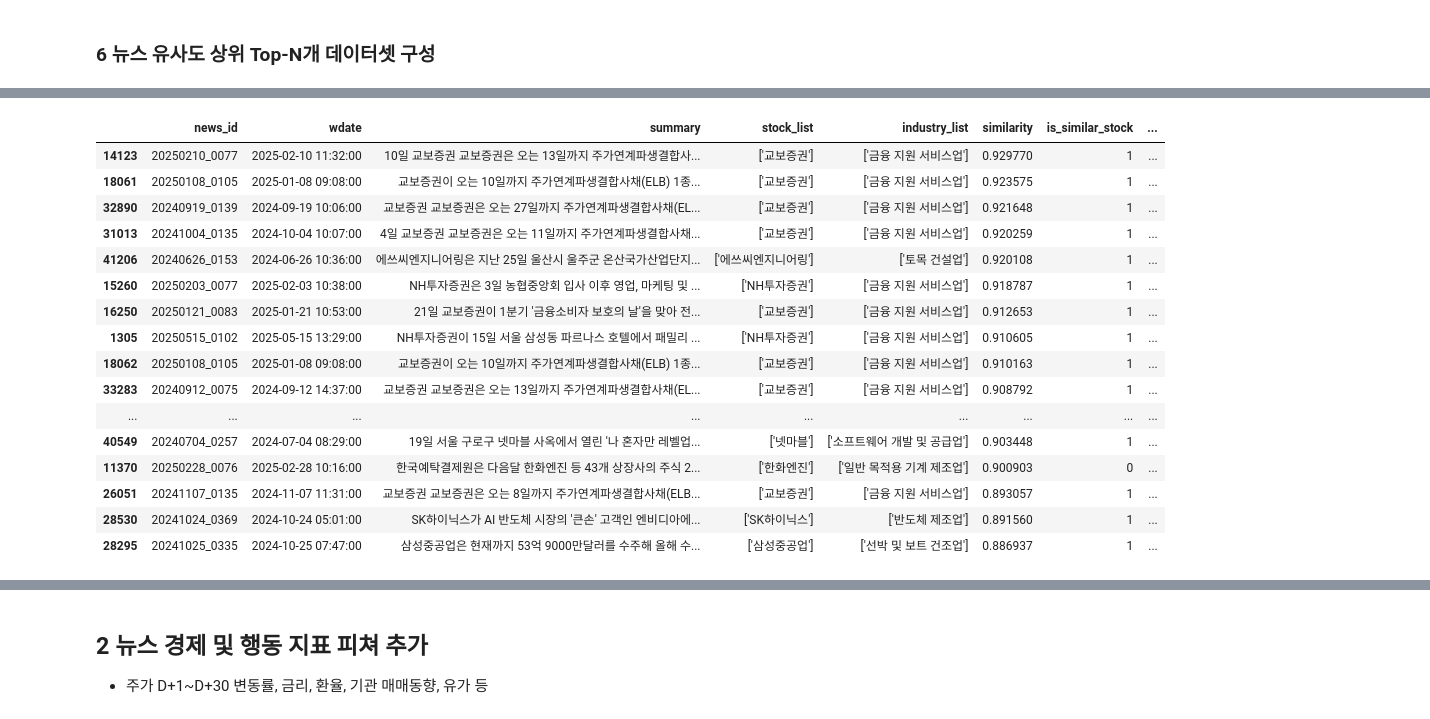
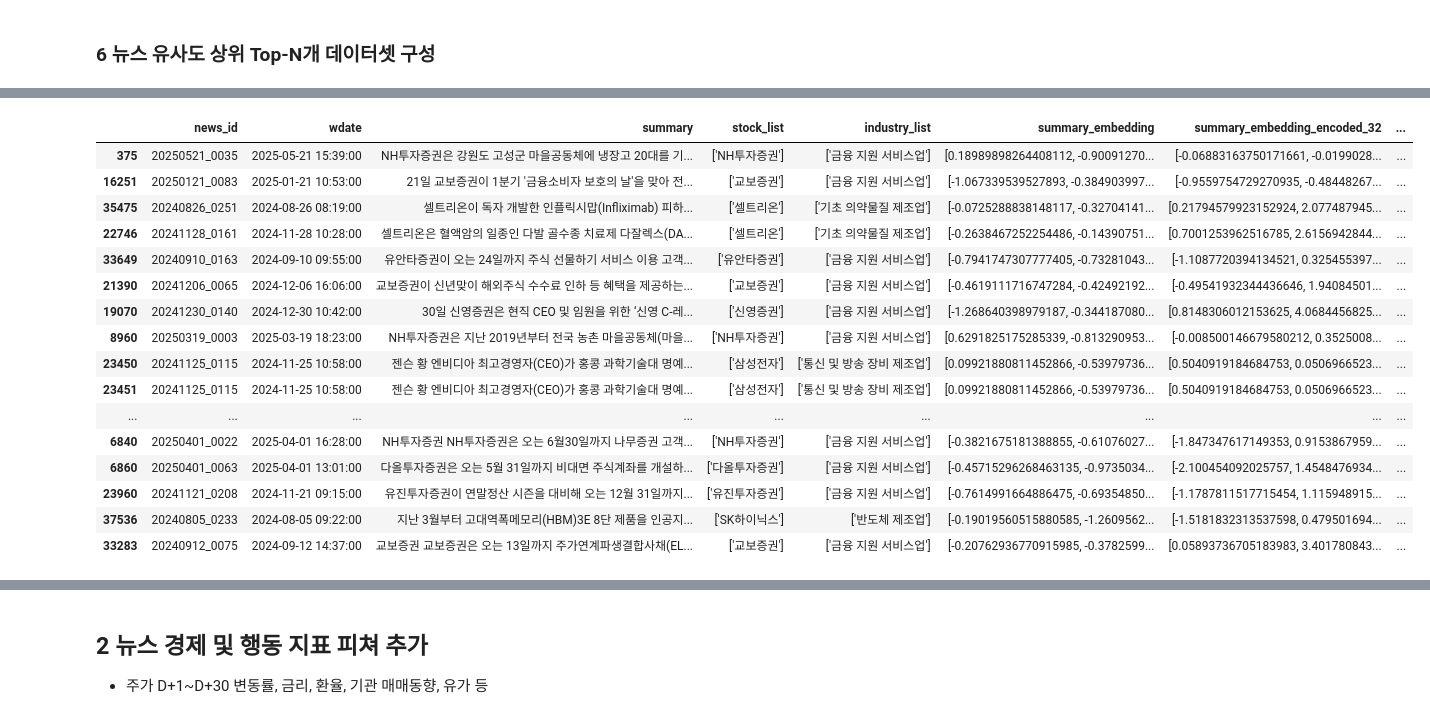
Before and after one commit to choikwangil95/HKToss-MLOps-Project-Final, a Jupyter notebook: eda/kwangil/news_preprocessing.ipynb, the cells around one changed output, grey strips where cells are left out. Drawn from its saved outputs; the diff is of its cells as text; code cells hidden in the pictures.

```diff
--- a/eda/kwangil/news_preprocessing.ipynb
+++ b/eda/kwangil/news_preprocessing.ipynb
@@ -376,7 +506,7 @@ memory usage: 508.2+ KB
 # %% [markdown]
 ### 6 뉴스 유사도 상위 Top-N개 데이터셋 구성
 # %%
-df_summarized = pd.read_csv("../../db/news_2023_2025_summarized.csv")
+df_summarized = pd.read_csv("../../db/news_2023_2025_summarized2.csv")
 # df_summarized = df_summarized.drop(columns=["title", "article", "article_preprocessed", 'url', 'image', 'press'])
 # %%
 df_summarized.head()
@@ -423,13 +549,14 @@ import pandas as pd
 from sklearn.metrics.pairwise import cosine_similarity
 from datetime import timedelta
 import ast  # 안전한 문자열 → 파이썬 객체 변환
+from tqdm import tqdm
 
-df_summarized["summary_embedding"] = df_summarized["summary_embedding"].apply(
+df_summarized["summary_embedding_encoded_32"] = df_summarized["summary_embedding_encoded_32"].apply(
     lambda x: ast.literal_eval(x) if isinstance(x, str) else x
 )
 
 # 1. 코사인 유사도 계산
-embeddings = np.vstack(df_summarized["summary_embedding"].to_numpy())
+embeddings = np.vstack(df_summarized["summary_embedding_encoded_32"].to_numpy())
 similarity_matrix = cosine_similarity(embeddings)
 
 df_summarized["wdate"] = pd.to_datetime(df_summarized["wdate"], errors="coerce")
@@ -467,6 +594,7 @@ def extract_top5_similars_with_time_filter(base_idx):
                     "similar_summary": similar_row["summary"],
                     "similar_stock_list": similar_row["stock_list"],
                     "similar_industry_list": similar_row["industry_list"],
+                    "similar_summary_embedding_encoded_32": similar_row["summary_embedding_encoded_32"],
                 }
             )
             selected_rows.append(row_data)
@@ -549,6 +666,8 @@ df_final = df_final[
         "summary",
         "stock_list",
         "industry_list",
+        'summary_embedding',
+        'summary_embedding_encoded_32',
         "similarity",
         "is_similar_stock",
         "is_simliar_industry",
@@ -557,6 +676,7 @@ df_final = df_final[
         "similar_summary",
         "similar_stock_list",
         "similar_industry_list",
+        'similar_summary_embedding_encoded_32',
     ]
 ]
 # %%
@@ -578,25 +698,25 @@ max          1.000000
 Name: similarity, dtype: float64
 # %%
 # 전체 컬럼 내용 출력 제한 해제
-pd.set_option("display.max_colwidth", None)
+pd.set_option("display.max_colwidth", 80)
 # %%
-df_final.sort_values(by='similarity', ascending=False)[20:40]
+df_final.sort_values(by='similarity', ascending=False)[40:60]
 # %% [output]
-|  | news_id | wdate | summary | stock_list | industry_list | similarity | is_similar_stock | ... |
-| 14123 | 20250210_0077 | 2025-02-10 11:32:00 | 10일 교보증권 교보증권은 오는 13일까지 주가연계파생결합사... | ['교보증권'] | ['금융 지원 서비스업'] | 0.929770 | 1 | ... |
-| 18061 | 20250108_0105 | 2025-01-08 09:08:00 | 교보증권이 오는 10일까지 주가연계파생결합사채(ELB) 1종... | ['교보증권'] | ['금융 지원 서비스업'] | 0.923575 | 1 | ... |
-| 32890 | 20240919_0139 | 2024-09-19 10:06:00 | 교보증권 교보증권은 오는 27일까지 주가연계파생결합사채(EL... | ['교보증권'] | ['금융 지원 서비스업'] | 0.921648 | 1 | ... |
-| 31013 | 20241004_0135 | 2024-10-04 10:07:00 | 4일 교보증권 교보증권은 오는 11일까지 주가연계파생결합사채... | ['교보증권'] | ['금융 지원 서비스업'] | 0.920259 | 1 | ... |
-| 41206 | 20240626_0153 | 2024-06-26 10:36:00 | 에쓰씨엔지니어링은 지난 25일 울산시 울주군 온산국가산업단지... | ['에쓰씨엔지니어링'] | ['토목 건설업'] | 0.920108 | 1 | ... |
-| 15260 | 20250203_0077 | 2025-02-03 10:38:00 | NH투자증권은 3일 농협중앙회 입사 이후 영업, 마케팅 및 ... | ['NH투자증권'] | ['금융 지원 서비스업'] | 0.918787 | 1 | ... |
-| 16250 | 20250121_0083 | 2025-01-21 10:53:00 | 21일 교보증권이 1분기 '금융소비자 보호의 날'을 맞아 전... | ['교보증권'] | ['금융 지원 서비스업'] | 0.912653 | 1 | ... |
-| 1305 | 20250515_0102 | 2025-05-15 13:29:00 | NH투자증권이 15일 서울 삼성동 파르나스 호텔에서 패밀리 ... | ['NH투자증권'] | ['금융 지원 서비스업'] | 0.910605 | 1 | ... |
-| 18062 | 20250108_0105 | 2025-01-08 09:08:00 | 교보증권이 오는 10일까지 주가연계파생결합사채(ELB) 1종... | ['교보증권'] | ['금융 지원 서비스업'] | 0.910163 | 1 | ... |
-| 33283 | 20240912_0075 | 2024-09-12 14:37:00 | 교보증권 교보증권은 오는 13일까지 주가연계파생결합사채(EL... | ['교보증권'] | ['금융 지원 서비스업'] | 0.908792 | 1 | ... |
+|  | news_id | wdate | summary | stock_list | industry_list | summary_embedding | summary_embedding_encoded_32 | ... |
+| 375 | 20250521_0035 | 2025-05-21 15:39:00 | NH투자증권은 강원도 고성군 마을공동체에 냉장고 20대를 기... | ['NH투자증권'] | ['금융 지원 서비스업'] | [0.18989898264408112, -0.90091270... | [-0.06883163750171661, -0.0199028... | ... |
+| 16251 | 20250121_0083 | 2025-01-21 10:53:00 | 21일 교보증권이 1분기 '금융소비자 보호의 날'을 맞아 전... | ['교보증권'] | ['금융 지원 서비스업'] | [-1.067339539527893, -0.384903997... | [-0.9559754729270935, -0.48448267... | ... |
+| 35475 | 20240826_0251 | 2024-08-26 08:19:00 | 셀트리온이 독자 개발한 인플릭시맙(Infliximab) 피하... | ['셀트리온'] | ['기초 의약물질 제조업'] | [-0.0725288838148117, -0.32704141... | [0.21794579923152924, 2.077487945... | ... |
+| 22746 | 20241128_0161 | 2024-11-28 10:28:00 | 셀트리온은 혈액암의 일종인 다발 골수종 치료제 다잘렉스(DA... | ['셀트리온'] | ['기초 의약물질 제조업'] | [-0.2638467252254486, -0.14390751... | [0.7001253962516785, 2.6156942844... | ... |
+| 33649 | 20240910_0163 | 2024-09-10 09:55:00 | 유안타증권이 오는 24일까지 주식 선물하기 서비스 이용 고객... | ['유안타증권'] | ['금융 지원 서비스업'] | [-0.7941747307777405, -0.73281043... | [-1.1087720394134521, 0.325455397... | ... |
+| 21390 | 20241206_0065 | 2024-12-06 16:06:00 | 교보증권이 신년맞이 해외주식 수수료 인하 등 혜택을 제공하는... | ['교보증권'] | ['금융 지원 서비스업'] | [-0.4619111716747284, -0.42492192... | [-0.49541932344436646, 1.94084501... | ... |
+| 19070 | 20241230_0140 | 2024-12-30 10:42:00 | 30일 신영증권은 현직 CEO 및 임원을 위한 ‘신영 C-레... | ['신영증권'] | ['금융 지원 서비스업'] | [-1.268640398979187, -0.344187080... | [0.8148306012153625, 4.0684456825... | ... |
+| 8960 | 20250319_0003 | 2025-03-19 18:23:00 | NH투자증권은 지난 2019년부터 전국 농촌 마을공동체(마을... | ['NH투자증권'] | ['금융 지원 서비스업'] | [0.6291825175285339, -0.813290953... | [-0.008500146679580212, 0.3525008... | ... |
+| 23450 | 20241125_0115 | 2024-11-25 10:58:00 | 젠슨 황 엔비디아 최고경영자(CEO)가 홍콩 과학기술대 명예... | ['삼성전자'] | ['통신 및 방송 장비 제조업'] | [0.09921880811452866, -0.53979736... | [0.5040919184684753, 0.0506966523... | ... |
+| 23451 | 20241125_0115 | 2024-11-25 10:58:00 | 젠슨 황 엔비디아 최고경영자(CEO)가 홍콩 과학기술대 명예... | ['삼성전자'] | ['통신 및 방송 장비 제조업'] | [0.09921880811452866, -0.53979736... | [0.5040919184684753, 0.0506966523... | ... |
 | ... | ... | ... | ... | ... | ... | ... | ... | ... |
-| 40549 | 20240704_0257 | 2024-07-04 08:29:00 | 19일 서울 구로구 넷마블 사옥에서 열린 '나 혼자만 레벨업... | ['넷마블'] | ['소프트웨어 개발 및 공급업'] | 0.903448 | 1 | ... |
-| 11370 | 20250228_0076 | 2025-02-28 10:16:00 | 한국예탁결제원은 다음달 한화엔진 등 43개 상장사의 주식 2... | ['한화엔진'] | ['일반 목적용 기계 제조업'] | 0.900903 | 0 | ... |
-| 26051 | 20241107_0135 | 2024-11-07 11:31:00 | 교보증권 교보증권은 오는 8일까지 주가연계파생결합사채(ELB... | ['교보증권'] | ['금융 지원 서비스업'] | 0.893057 | 1 | ... |
-| 28530 | 20241024_0369 | 2024-10-24 05:01:00 | SK하이닉스가 AI 반도체 시장의 '큰손' 고객인 엔비디아에... | ['SK하이닉스'] | ['반도체 제조업'] | 0.891560 | 1 | ... |
-| 28295 | 20241025_0335 | 2024-10-25 07:47:00 | 삼성중공업은 현재까지 53억 9000만달러를 수주해 올해 수... | ['삼성중공업'] | ['선박 및 보트 건조업'] | 0.886937 | 1 | ... |
+| 6840 | 20250401_0022 | 2025-04-01 16:28:00 | NH투자증권 NH투자증권은 오는 6월30일까지 나무증권 고객... | ['NH투자증권'] | ['금융 지원 서비스업'] | [-0.3821675181388855, -0.61076027... | [-1.847347617149353, 0.9153867959... | ... |
+| 6860 | 20250401_0063 | 2025-04-01 13:01:00 | 다올투자증권은 오는 5월 31일까지 비대면 주식계좌를 개설하... | ['다올투자증권'] | ['금융 지원 서비스업'] | [-0.45715296268463135, -0.9735034... | [-2.100454092025757, 1.4548476934... | ... |
+| 23960 | 20241121_0208 | 2024-11-21 09:15:00 | 유진투자증권이 연말정산 시즌을 대비해 오는 12월 31일까지... | ['유진투자증권'] | ['금융 지원 서비스업'] | [-0.7614991664886475, -0.69354850... | [-1.1787811517715454, 1.115948915... | ... |
+| 37536 | 20240805_0233 | 2024-08-05 09:22:00 | 지난 3월부터 고대역폭메모리(HBM)3E 8단 제품을 인공지... | ['SK하이닉스'] | ['반도체 제조업'] | [-0.19019560515880585, -1.2609562... | [-1.5181832313537598, 0.479501694... | ... |
+| 33283 | 20240912_0075 | 2024-09-12 14:37:00 | 교보증권 교보증권은 오는 13일까지 주가연계파생결합사채(EL... | ['교보증권'] | ['금융 지원 서비스업'] | [-0.20762936770915985, -0.3782599... | [0.05893736705183983, 3.401780843... | ... |
 # %%
```
Also changed, not shown: parts of 33 cells of this notebook, 4 other files.
